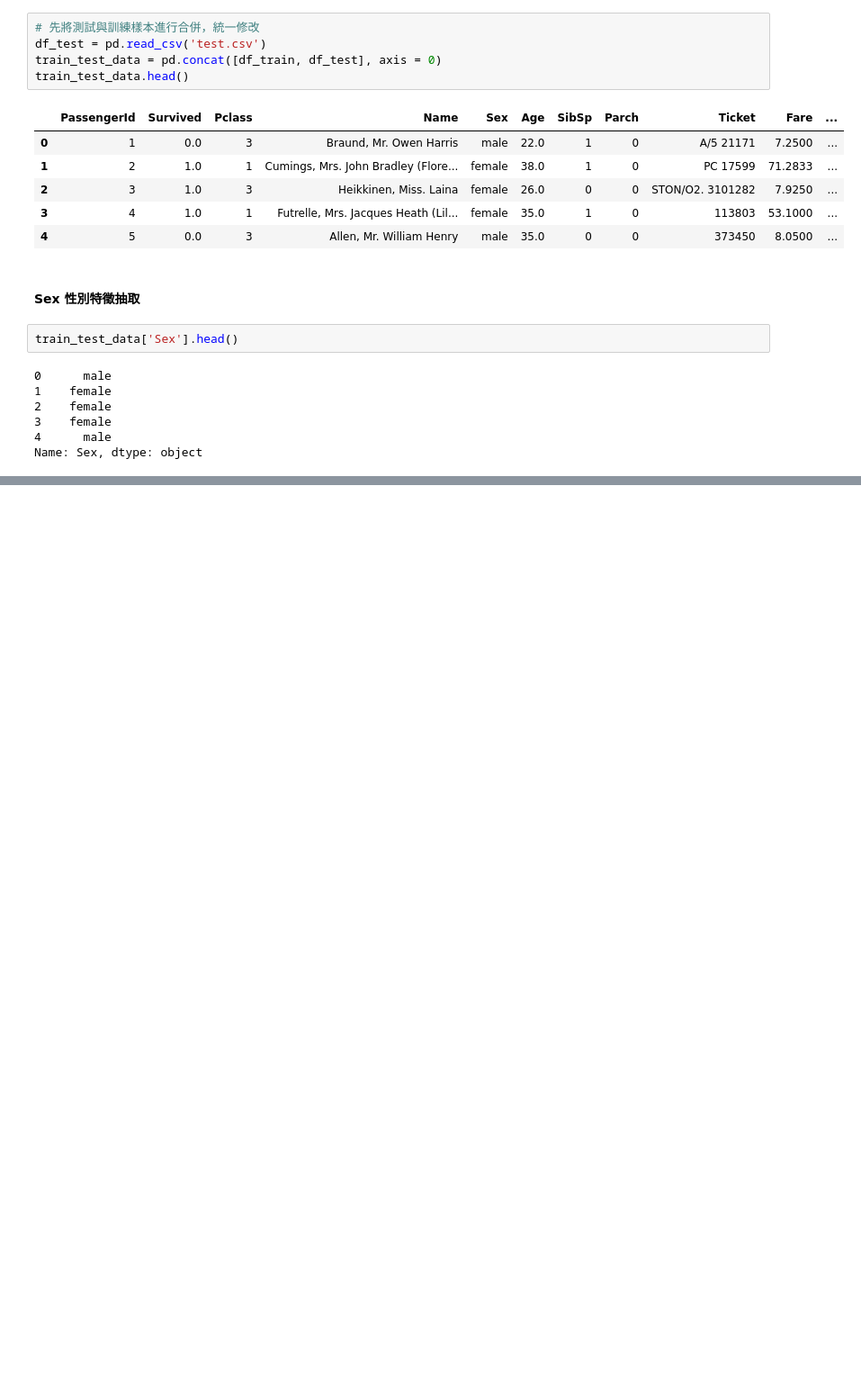
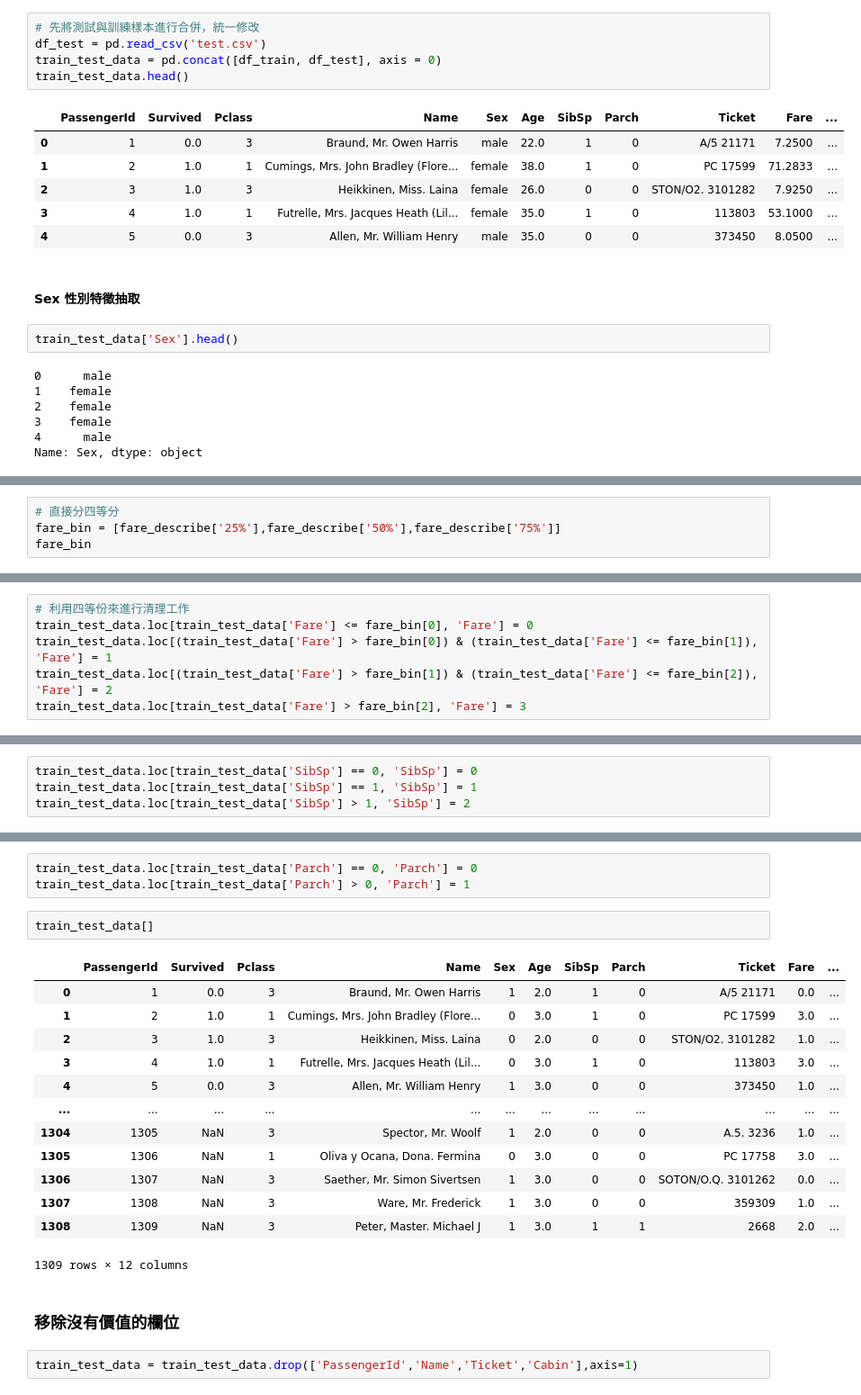
Before and after one commit to erikson0611/Titanic, a Jupyter notebook: titanic.ipynb, the cells around one changed output, grey strips where cells are left out. Shown: that part at 90% size. Cells and saved outputs as stored; diff of their text form; blank space fills up the shorter version.

```diff
--- a/titanic.ipynb
+++ b/titanic.ipynb
@@ -398,0 +526,4 @@ TypeError: string indices must be integers
+# %%
+# 直接分四等分
+fare_bin = [fare_describe['25%'],fare_describe['50%'],fare_describe['75%']]
+fare_bin
@@ -398,0 +532,6 @@ TypeError: string indices must be integers
+# %%
+# 利用四等份來進行清理工作
+train_test_data.loc[train_test_data['Fare'] <= fare_bin[0], 'Fare'] = 0
+train_test_data.loc[(train_test_data['Fare'] > fare_bin[0]) & (train_test_data['Fare'] <= fare_bin[1]), 'Fare'] = 1
+train_test_data.loc[(train_test_data['Fare'] > fare_bin[1]) & (train_test_data['Fare'] <= fare_bin[2]), 'Fare'] = 2
+train_test_data.loc[train_test_data['Fare'] > fare_bin[2], 'Fare'] = 3
@@ -398,0 +575,4 @@ TypeError: string indices must be integers
+# %%
+train_test_data.loc[train_test_data['SibSp'] == 0, 'SibSp'] = 0
+train_test_data.loc[train_test_data['SibSp'] == 1, 'SibSp'] = 1
+train_test_data.loc[train_test_data['SibSp'] > 1, 'SibSp'] = 2
@@ -398,0 +602,23 @@ TypeError: string indices must be integers
+# %%
+train_test_data.loc[train_test_data['Parch'] == 0, 'Parch'] = 0
+train_test_data.loc[train_test_data['Parch'] > 0, 'Parch'] = 1
+# %%
+train_test_data[]
+# %% [output]
+|  | PassengerId | Survived | Pclass | Name | Sex | Age | SibSp | Parch | Ticket | Fare | ... |
+| 0 | 1 | 0.0 | 3 | Braund, Mr. Owen Harris | 1 | 2.0 | 1 | 0 | A/5 21171 | 0.0 | ... |
+| 1 | 2 | 1.0 | 1 | Cumings, Mrs. John Bradley (Flore... | 0 | 3.0 | 1 | 0 | PC 17599 | 3.0 | ... |
+| 2 | 3 | 1.0 | 3 | Heikkinen, Miss. Laina | 0 | 2.0 | 0 | 0 | STON/O2. 3101282 | 1.0 | ... |
+| 3 | 4 | 1.0 | 1 | Futrelle, Mrs. Jacques Heath (Lil... | 0 | 3.0 | 1 | 0 | 113803 | 3.0 | ... |
+| 4 | 5 | 0.0 | 3 | Allen, Mr. William Henry | 1 | 3.0 | 0 | 0 | 373450 | 1.0 | ... |
+| ... | ... | ... | ... | ... | ... | ... | ... | ... | ... | ... | ... |
+| 1304 | 1305 | NaN | 3 | Spector, Mr. Woolf | 1 | 2.0 | 0 | 0 | A.5. 3236 | 1.0 | ... |
+| 1305 | 1306 | NaN | 1 | Oliva y Ocana, Dona. Fermina | 0 | 3.0 | 0 | 0 | PC 17758 | 3.0 | ... |
+| 1306 | 1307 | NaN | 3 | Saether, Mr. Simon Sivertsen | 1 | 3.0 | 0 | 0 | SOTON/O.Q. 3101262 | 0.0 | ... |
+| 1307 | 1308 | NaN | 3 | Ware, Mr. Frederick | 1 | 3.0 | 0 | 0 | 359309 | 1.0 | ... |
+| 1308 | 1309 | NaN | 3 | Peter, Master. Michael J | 1 | 3.0 | 1 | 1 | 2668 | 2.0 | ... |
+1309 rows × 12 columns
+# %% [markdown]
+### 移除沒有價值的欄位
+# %%
+train_test_data = train_test_data.drop(['PassengerId','Name','Ticket','Cabin'],axis=1)
```
Also changed, not shown: parts of 27 cells of this notebook.
